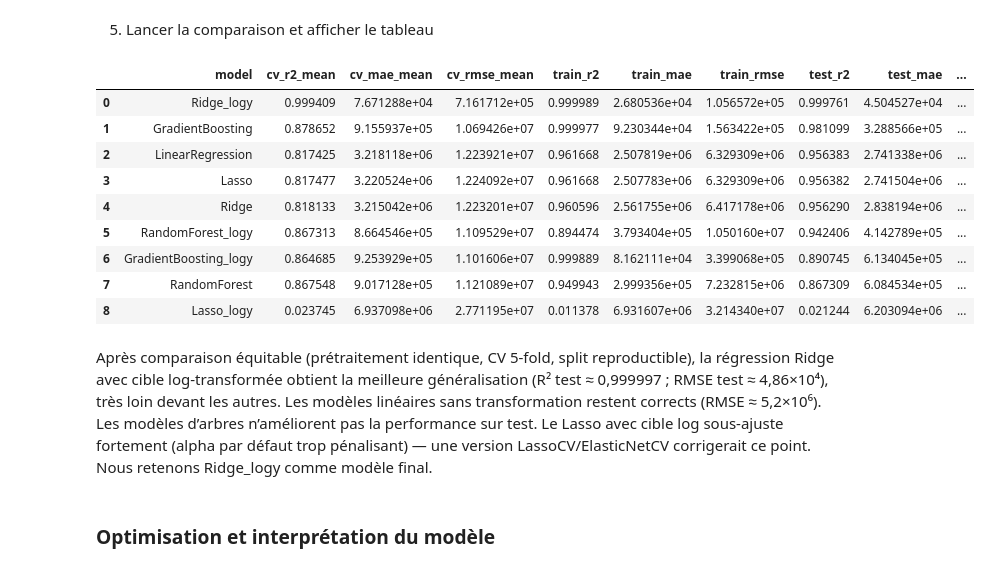
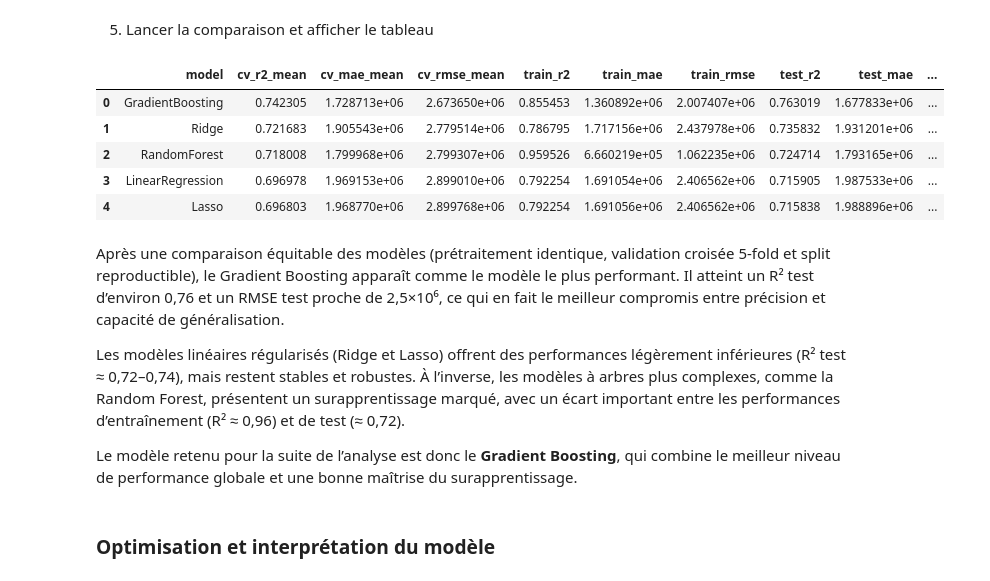
Before and after one commit to matmatmat777/Projet_6, a Jupyter notebook: projet_6_modelisation.ipynb, the cells around one changed output. Cells and saved outputs as stored; diff of their text form; code cells hidden in the pictures.

```diff
--- a/projet_6_modelisation.ipynb
+++ b/projet_6_modelisation.ipynb
@@ -86,5 +102,6 @@ Variable temporelle souvent très explicative (vieux bâtiments = moins efficace
 
 Permet de comparer des bâtiments de différentes générations.
 # %%
-if {"DataYear","YearBuilt"}.issubset(df_fe.columns):
-    df_fe["BuildingAge"] = df_fe["DataYear"] - df_fe["YearBuilt"]
+if {"YearBuilt"}.issubset(df_fe.columns):
+    df_fe["BuildingAge"] = 2016 - df_fe["YearBuilt"]
+print("df_fe shape:", df_fe.shape)
@@ -109,6 +131,7 @@ Donne une idée de la compacité verticale.
 
 Utile pour repérer des erreurs de saisie (par ex. 1 étage pour 50 000 m² → suspect).
 # %%
-if {"PropertyGFABuildings","NumberofFloors"}.issubset(df_fe.columns):
+if {"PropertyGFABuilding(s)","NumberofFloors"}.issubset(df_fe.columns):
     floors = df_fe["NumberofFloors"].replace(0, np.nan)
-    df_fe["AreaPerFloor"] = df_fe["PropertyGFABuildings"] / floors
+    df_fe["AreaPerFloor"] = df_fe["PropertyGFABuilding(s)"] / floors
+print("df_fe shape:", df_fe.shape)
@@ -179,12 +231,3 @@ sans risque de fuite sur la variable cible.
-# %%
-if "Electricity(kBtu)" in df_fe.columns:
-    df_fe["UsesElectricity"] = df_fe["Electricity(kBtu)"].notna().astype(int)
-
-if "NaturalGas(kBtu)" in df_fe.columns:
-    df_fe["UsesNaturalGas"] = df_fe["NaturalGas(kBtu)"].notna().astype(int)
-
-if "SteamUse(kBtu)" in df_fe.columns:
-    df_fe["UsesSteam"] = df_fe["SteamUse(kBtu)"].notna().astype(int)
 # %% [markdown]
 Encodages légers & préparation des colonnes
 # %%
@@ -392,7 +450,7 @@ cv = KFold(n_splits=5, shuffle=True, random_state=42)
 scoring = {
     "r2": "r2",
     "mae": "neg_mean_absolute_error",
-    "mse": "neg_mean_squared_error"
+    "mse": "neg_mean_squared_error",
 }
 
 def evaluate_pipeline(name, pipeline, X_train, y_train, X_test, y_test):
@@ -406,11 +464,11 @@ def evaluate_pipeline(name, pipeline, X_train, y_train, X_test, y_test):
     cv_res = cross_validate(
         pipeline, X_train, y_train,
         cv=cv, scoring=scoring,
-        return_train_score=False, n_jobs=-1
+        return_train_score=False, n_jobs=-1,
     )
     cv_r2   = np.mean(cv_res["test_r2"])
-    cv_mae  = -np.mean(cv_res["test_mae"])                 # repasse en positif
-    cv_rmse = np.mean(np.sqrt(-cv_res["test_mse"]))        # racine du MSE
+    cv_mae  = -np.mean(cv_res["test_mae"])          # repasse en positif
+    cv_rmse = np.mean(np.sqrt(-cv_res["test_mse"])) # racine du MSE
 
     # 2) Fit final sur TOUT le train
     pipeline.fit(X_train, y_train)
@@ -464,38 +507,34 @@ pipe_rf_log    = Pipeline([("prepro", preprocessor), ("model", with_log_target(R
 # %%
 pipelines = [
     ("LinearRegression", pipe_linear),
     ("Ridge",            pipe_ridge),
     ("Lasso",            pipe_lasso),
     ("GradientBoosting", pipe_gb),
     ("RandomForest",     pipe_rf),
-
-    # variantes log-cible
-    ("Ridge_logy",            pipe_ridge_log),
-    ("Lasso_logy",            pipe_lasso_log),
-    ("GradientBoosting_logy", pipe_gb_log),
-    ("RandomForest_logy",     pipe_rf_log),
 ]
 
 rows = []
 for name, pipe in pipelines:
     res = evaluate_pipeline(name, pipe, X_train, y_train, X_test, y_test)
     rows.append(res)
 
 results = pd.DataFrame(rows).sort_values(by=["test_rmse", "cv_rmse_mean"], ascending=[True, True]).reset_index(drop=True)
 results
 # %% [output]
 |  | model | cv_r2_mean | cv_mae_mean | cv_rmse_mean | train_r2 | train_mae | train_rmse | test_r2 | test_mae | ... |
-| 0 | Ridge_logy | 0.999409 | 7.671288e+04 | 7.161712e+05 | 0.999989 | 2.680536e+04 | 1.056572e+05 | 0.999761 | 4.504527e+04 | ... |
-| 1 | GradientBoosting | 0.878652 | 9.155937e+05 | 1.069426e+07 | 0.999977 | 9.230344e+04 | 1.563422e+05 | 0.981099 | 3.288566e+05 | ... |
-| 2 | LinearRegression | 0.817425 | 3.218118e+06 | 1.223921e+07 | 0.961668 | 2.507819e+06 | 6.329309e+06 | 0.956383 | 2.741338e+06 | ... |
-| 3 | Lasso | 0.817477 | 3.220524e+06 | 1.224092e+07 | 0.961668 | 2.507783e+06 | 6.329309e+06 | 0.956382 | 2.741504e+06 | ... |
-| 4 | Ridge | 0.818133 | 3.215042e+06 | 1.223201e+07 | 0.960596 | 2.561755e+06 | 6.417178e+06 | 0.956290 | 2.838194e+06 | ... |
-| 5 | RandomForest_logy | 0.867313 | 8.664546e+05 | 1.109529e+07 | 0.894474 | 3.793404e+05 | 1.050160e+07 | 0.942406 | 4.142789e+05 | ... |
-| 6 | GradientBoosting_logy | 0.864685 | 9.253929e+05 | 1.101606e+07 | 0.999889 | 8.162111e+04 | 3.399068e+05 | 0.890745 | 6.134045e+05 | ... |
-| 7 | RandomForest | 0.867548 | 9.017128e+05 | 1.121089e+07 | 0.949943 | 2.999356e+05 | 7.232815e+06 | 0.867309 | 6.084534e+05 | ... |
-| 8 | Lasso_logy | 0.023745 | 6.937098e+06 | 2.771195e+07 | 0.011378 | 6.931607e+06 | 3.214340e+07 | 0.021244 | 6.203094e+06 | ... |
+| 0 | GradientBoosting | 0.742305 | 1.728713e+06 | 2.673650e+06 | 0.855453 | 1.360892e+06 | 2.007407e+06 | 0.763019 | 1.677833e+06 | ... |
+| 1 | Ridge | 0.721683 | 1.905543e+06 | 2.779514e+06 | 0.786795 | 1.717156e+06 | 2.437978e+06 | 0.735832 | 1.931201e+06 | ... |
+| 2 | RandomForest | 0.718008 | 1.799968e+06 | 2.799307e+06 | 0.959526 | 6.660219e+05 | 1.062235e+06 | 0.724714 | 1.793165e+06 | ... |
+| 3 | LinearRegression | 0.696978 | 1.969153e+06 | 2.899010e+06 | 0.792254 | 1.691054e+06 | 2.406562e+06 | 0.715905 | 1.987533e+06 | ... |
+| 4 | Lasso | 0.696803 | 1.968770e+06 | 2.899768e+06 | 0.792254 | 1.691056e+06 | 2.406562e+06 | 0.715838 | 1.988896e+06 | ... |
 # %% [markdown]
-Après comparaison équitable (prétraitement identique, CV 5-fold, split reproductible), la régression Ridge avec cible log-transformée obtient la meilleure généralisation (R² test ≈ 0,999997 ; RMSE test ≈ 4,86×10⁴), très loin devant les autres. Les modèles linéaires sans transformation restent corrects (RMSE ≈ 5,2×10⁶). Les modèles d’arbres n’améliorent pas la performance sur test. Le Lasso avec cible log sous-ajuste fortement (alpha par défaut trop pénalisant) — une version LassoCV/ElasticNetCV corrigerait ce point. Nous retenons Ridge_logy comme modèle final.
+Après une comparaison équitable des modèles (prétraitement identique, validation croisée 5-fold et split reproductible), le Gradient Boosting apparaît comme le modèle le plus performant.
+Il atteint un R² test d’environ 0,76 et un RMSE test proche de 2,5×10⁶, ce qui en fait le meilleur compromis entre précision et capacité de généralisation.
+
+Les modèles linéaires régularisés (Ridge et Lasso) offrent des performances légèrement inférieures (R² test ≈ 0,72–0,74), mais restent stables et robustes.
+À l’inverse, les modèles à arbres plus complexes, comme la Random Forest, présentent un surapprentissage marqué, avec un écart important entre les performances d’entraînement (R² ≈ 0,96) et de test (≈ 0,72).
+
+Le modèle retenu pour la suite de l’analyse est donc le **Gradient Boosting**, qui combine le meilleur niveau de performance globale et une bonne maîtrise du surapprentissage.
 # %% [markdown]
 ### Optimisation et interprétation du modèle
 # %% [markdown]
```
Also changed, not shown: parts of 42 cells of this notebook, 1 other file.
